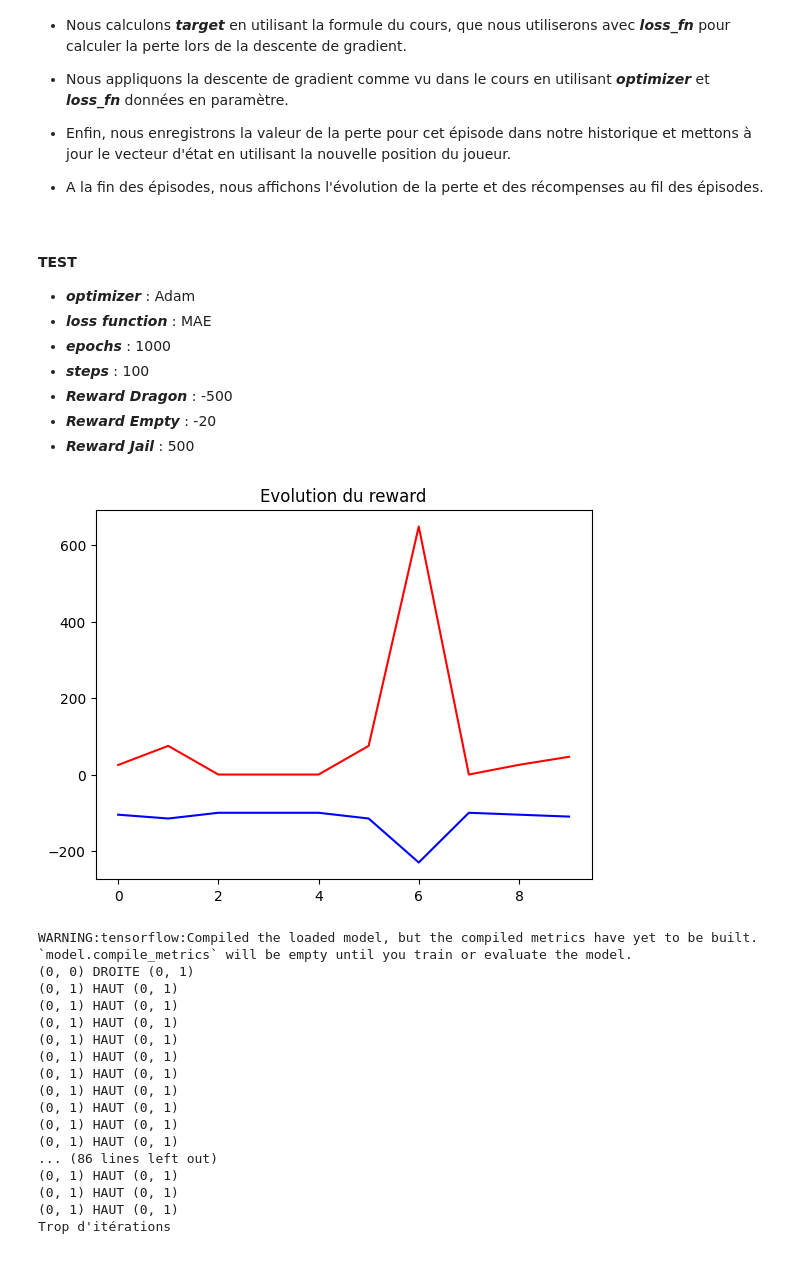
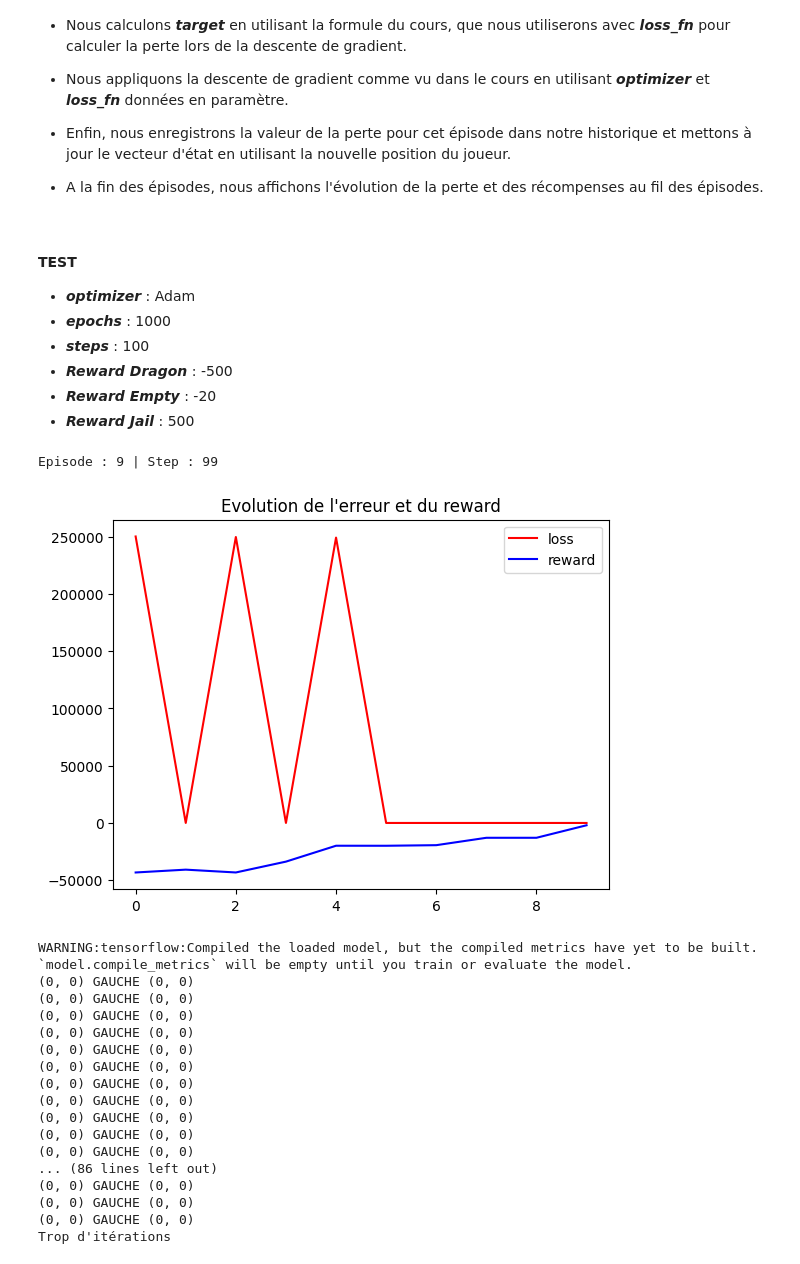
Before and after one commit to JugurthaAsma/ML, a Jupyter notebook: projet3/renforcement.ipynb, the cells around one changed output. Drawn from its saved outputs; the diff is of its cells as text; code cells hidden in the pictures.

```diff
--- a/projet3/renforcement.ipynb
+++ b/projet3/renforcement.ipynb
@@ -148,7 +148,7 @@ def isFin (space, position, verbose = False):
             print("\033[91m" +
             "********************************************************************** YOU LOOSE ***************************************************************************\n" +
             "\033[0m")
-        return True, (0,0)
+        return False, (0,0)
 
     return False, position
 
@@ -418,10 +418,6 @@ def play_with_rewards(start_reward, dragon_reward, empty_reward, jail_reward):
 # IMPORTS
 import tensorflow as tf
 import sys
-# %%
-# configuration
-GAMMA = 0.999
-ALPHA = 0.81
 # %% [markdown]
 ##### Test avec une structure 2 couches denses ayant 16 entrées (nombre de cases) et 4 sorties (4 actions)
 # %%
@@ -713,11 +707,11 @@ Nous avons utilisé une structure 3 couches denses ayant 16 entrées (nombre de
 *   A la fin des épisodes, nous affichons l'évolution de la perte et des récompenses au fil des épisodes.
 # %%
 # function to create a game with a configuration train and play
-def create_game(optimizer_name, loss_fn_name, episodes, steps, dragon_reward, jail_reward, empty_reward, start_reward=-5, verbose=False):
+def create_game(optimizer_name, episodes, steps, dragon_reward, jail_reward, empty_reward, start_reward=-5, use_stable_model=False, verbose=False):
     # set the rewards
     Rewards.set_rewards({"S": start_reward, "D": dragon_reward, "J": jail_reward, "_": empty_reward})
     # create the game
-    game = DeepGame(episodes=episodes, steps=steps, optimizer_name=optimizer_name, loss_fn_name=loss_fn_name, verbose=verbose)
+    game = DeepGame(episodes=episodes, steps=steps, optimizer_name=optimizer_name, use_stable_model=use_stable_model, verbose=verbose)
 
     game.train()
     game.play()
@@ -727,7 +721,6 @@ def create_game(optimizer_name, loss_fn_name, episodes, steps, dragon_reward, ja
 #### TEST
 
 *   ***optimizer*** : Adam
-*   ***loss function*** : MAE
 *   ***epochs*** : 1000
 *   ***steps*** : 100
 *   ***Reward Dragon*** : -500
@@ -735,24 +728,25 @@ def create_game(optimizer_name, loss_fn_name, episodes, steps, dragon_reward, ja
 *   ***Reward Jail*** : 500
 # %%
 #game1 = create_game(optimizer_name="Adam", loss_fn_name="MAE", episodes=100, steps=100, dragon_reward=-10, empty_reward=0, jail_reward=10, verbose=False)
-game1 = create_game(optimizer_name="Nadam", loss_fn_name="MSE", episodes=10, steps=100, dragon_reward=-100, empty_reward=0, jail_reward=100, verbose=False)
+game1 = create_game(optimizer_name="Nadam", episodes=10, steps=100, dragon_reward=-1000, empty_reward=-500, jail_reward=1000, verbose=False)
 # %% [output]
+Episode : 9 | Step : 99
-[figure, old version]
+[figure, new version]
-WARNING:tensorflow:Compiled the loaded model, but the compiled metrics have yet to be built. `model.compile_metrics` will be empty until you train or evaluate the model.
-(0, 0) DROITE (0, 1)
-(0, 1) HAUT (0, 1)
-(0, 1) HAUT (0, 1)
-(0, 1) HAUT (0, 1)
-(0, 1) HAUT (0, 1)
-(0, 1) HAUT (0, 1)
-(0, 1) HAUT (0, 1)
-(0, 1) HAUT (0, 1)
-(0, 1) HAUT (0, 1)
-(0, 1) HAUT (0, 1)
-(0, 1) HAUT (0, 1)
-... (86 lines left out)
-(0, 1) HAUT (0, 1)
-(0, 1) HAUT (0, 1)
-(0, 1) HAUT (0, 1)
-Trop d'itérations
+WARNING:tensorflow:Compiled the loaded model, but the compiled metrics have yet to be built. `model.compile_metrics` will be empty until you train or evaluate the model.
+(0, 0) GAUCHE (0, 0)
+(0, 0) GAUCHE (0, 0)
+(0, 0) GAUCHE (0, 0)
+(0, 0) GAUCHE (0, 0)
+(0, 0) GAUCHE (0, 0)
+(0, 0) GAUCHE (0, 0)
+(0, 0) GAUCHE (0, 0)
+(0, 0) GAUCHE (0, 0)
+(0, 0) GAUCHE (0, 0)
+(0, 0) GAUCHE (0, 0)
+(0, 0) GAUCHE (0, 0)
+... (86 lines left out)
+(0, 0) GAUCHE (0, 0)
+(0, 0) GAUCHE (0, 0)
+(0, 0) GAUCHE (0, 0)
+Trop d'itérations
 # %% [markdown]
```
Also changed, not shown: parts of 5 cells of this notebook.
